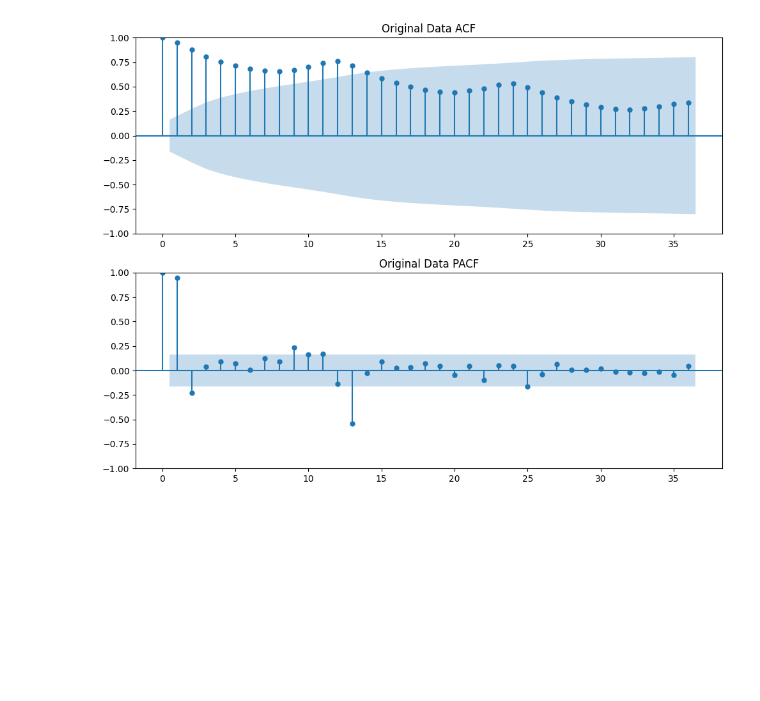
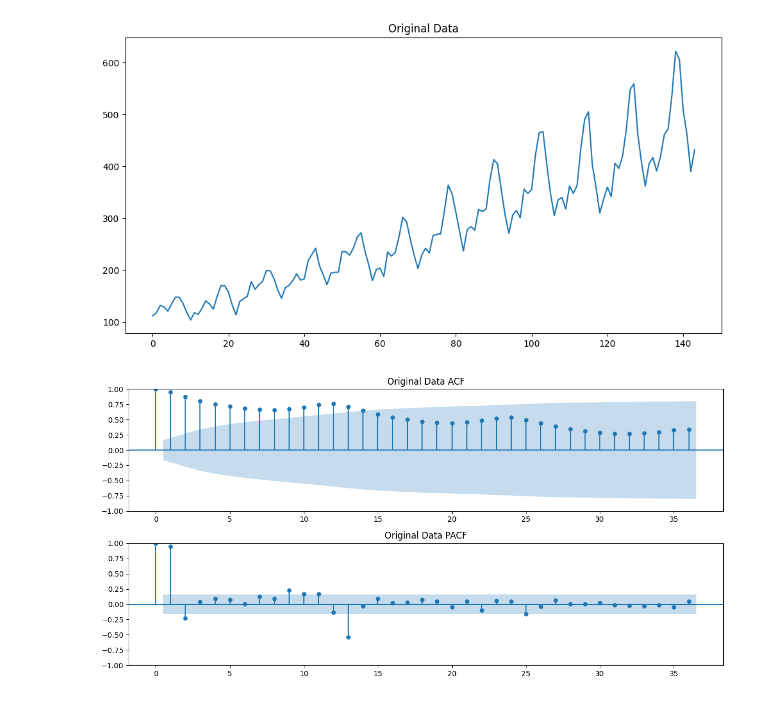
Before and after one commit to Sreevalsan-V/TSA_EXP4, a Jupyter notebook: exp_4.ipynb, the cells around one changed output. Cells and saved outputs as stored; diff of their text form; code cells hidden in the pictures; blank space fills up the shorter version.

```diff
--- a/exp_4.ipynb
+++ b/exp_4.ipynb
@@ -13,16 +13,20 @@ plt.rcParams['figure.figsize'] = [12,6] #plt.rcParams is a dictionary-like objec
 N=1000
 # %%
 X=data['#Passengers']
+plt.plot(X)
+plt.title('Original Data')
+plt.show()
 plt.subplot(2, 1, 1)
 plot_acf(X, lags=len(X)/4, ax=plt.gca())
 plt.title('Original Data ACF')
 plt.subplot(2, 1, 2)
 plot_pacf(X, lags=len(X)/4, ax=plt.gca())
 plt.title('Original Data PACF')
 plt.tight_layout()
 plt.show()
 # %% [output]
-[figure, old version]
+[figure, new version]
+[figure, added]
 # %%
 arma11_model = ARIMA(X, order=(1, 0, 1)).fit()
 phi1_arma11 = arma11_model.params['ar.L1']
```
Also changed, not shown: parts of 4 cells of this notebook, 19 other files.
